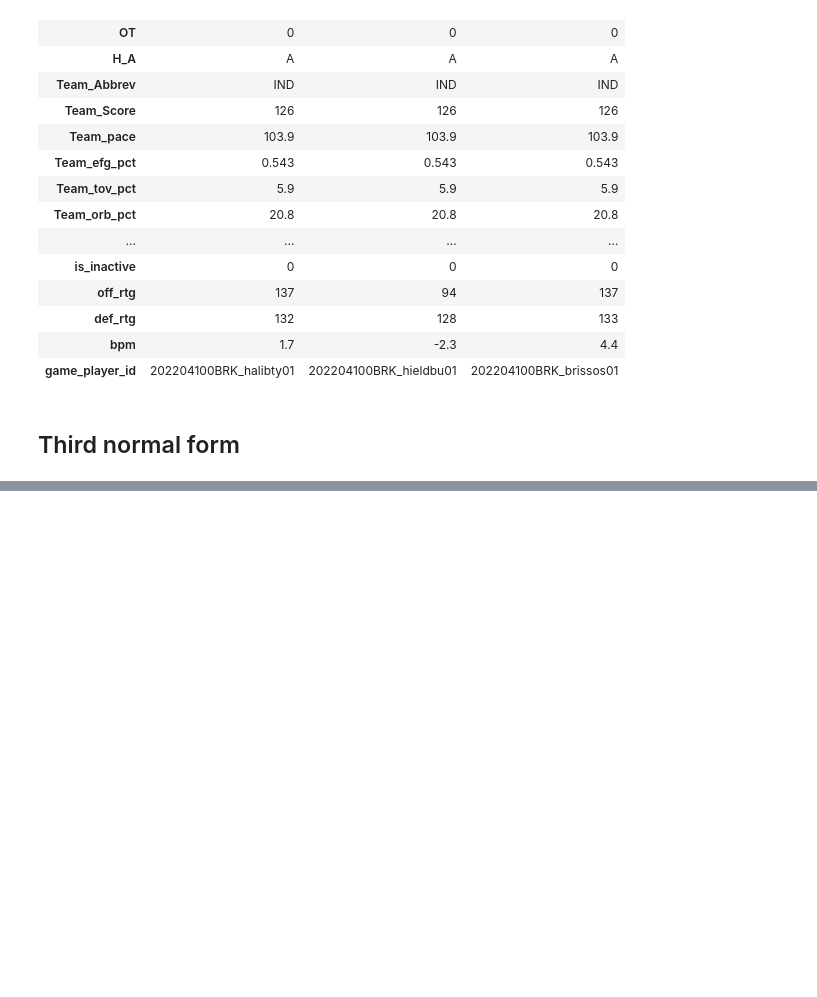
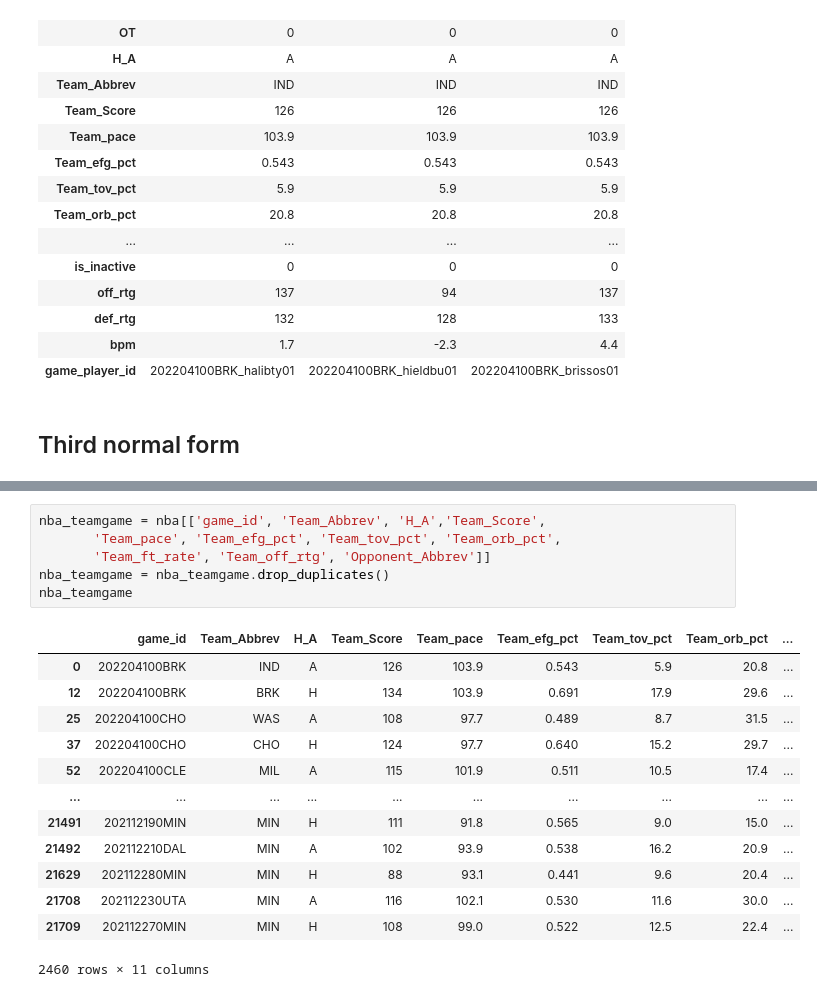
Before and after one commit to jkropko/contrans, a Jupyter notebook: examples/nba_example.ipynb, the cells around one changed output, grey strips where cells are left out. Drawn from its saved outputs; the diff is of its cells as text; blank space fills up the shorter version.

```diff
--- a/examples/nba_example.ipynb
+++ b/examples/nba_example.ipynb
@@ -124,0 +160,20 @@ Each of these will get a separate table. We'll do that on Thursday
+# %%
+nba_teamgame = nba[['game_id', 'Team_Abbrev', 'H_A','Team_Score',
+       'Team_pace', 'Team_efg_pct', 'Team_tov_pct', 'Team_orb_pct',
+       'Team_ft_rate', 'Team_off_rtg', 'Opponent_Abbrev']]
+nba_teamgame = nba_teamgame.drop_duplicates()
+nba_teamgame
+# %% [output]
+|  | game_id | Team_Abbrev | H_A | Team_Score | Team_pace | Team_efg_pct | Team_tov_pct | Team_orb_pct | ... |
+| 0 | 202204100BRK | IND | A | 126 | 103.9 | 0.543 | 5.9 | 20.8 | ... |
+| 12 | 202204100BRK | BRK | H | 134 | 103.9 | 0.691 | 17.9 | 29.6 | ... |
+| 25 | 202204100CHO | WAS | A | 108 | 97.7 | 0.489 | 8.7 | 31.5 | ... |
+| 37 | 202204100CHO | CHO | H | 124 | 97.7 | 0.640 | 15.2 | 29.7 | ... |
+| 52 | 202204100CLE | MIL | A | 115 | 101.9 | 0.511 | 10.5 | 17.4 | ... |
+| ... | ... | ... | ... | ... | ... | ... | ... | ... | ... |
+| 21491 | 202112190MIN | MIN | H | 111 | 91.8 | 0.565 | 9.0 | 15.0 | ... |
+| 21492 | 202112210DAL | MIN | A | 102 | 93.9 | 0.538 | 16.2 | 20.9 | ... |
+| 21629 | 202112280MIN | MIN | H | 88 | 93.1 | 0.441 | 9.6 | 20.4 | ... |
+| 21708 | 202112230UTA | MIN | A | 116 | 102.1 | 0.530 | 11.6 | 30.0 | ... |
+| 21709 | 202112270MIN | MIN | H | 108 | 99.0 | 0.522 | 12.5 | 22.4 | ... |
+2460 rows × 11 columns
```
Also changed, not shown: parts of 19 cells of this notebook, 4 other files.
